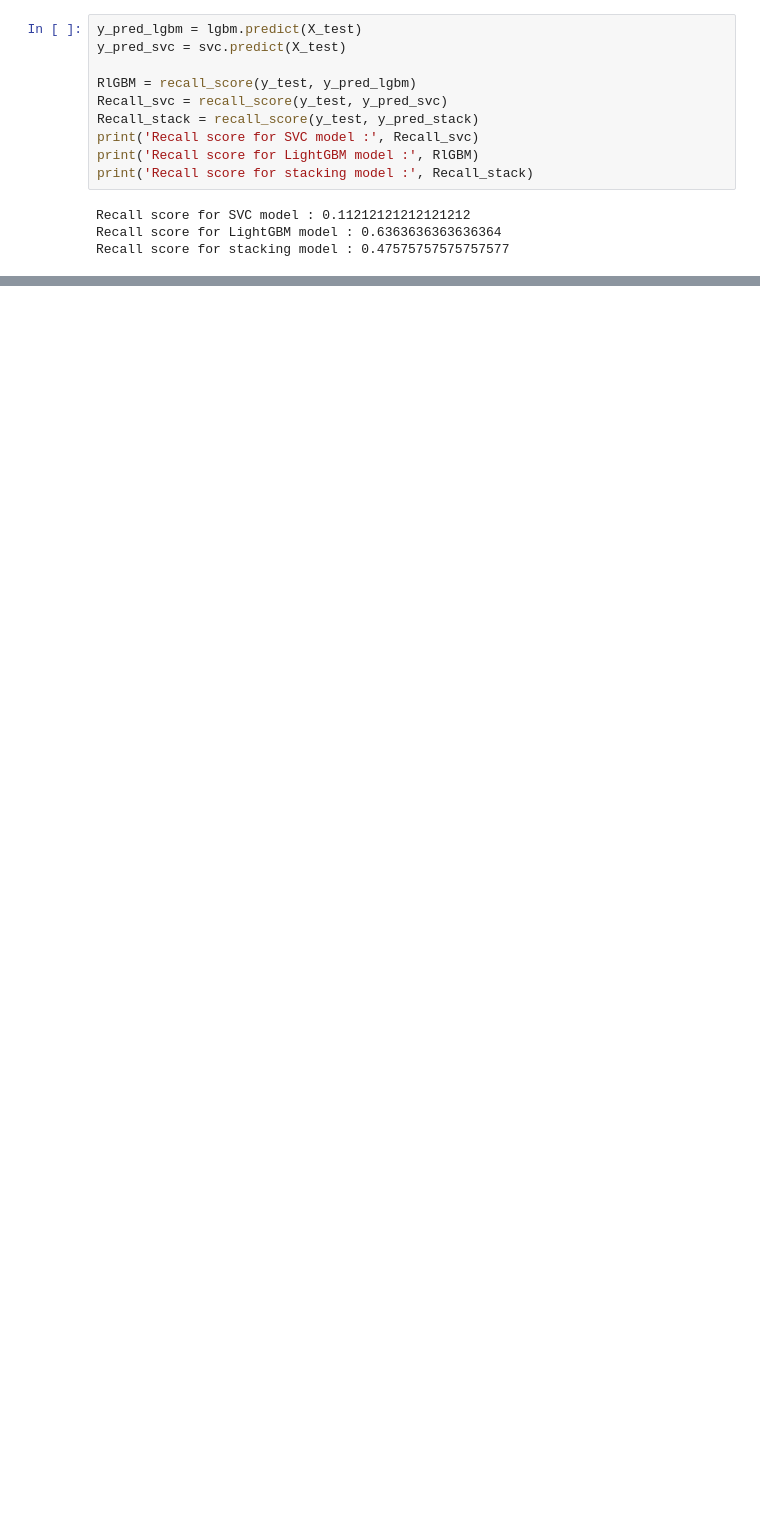
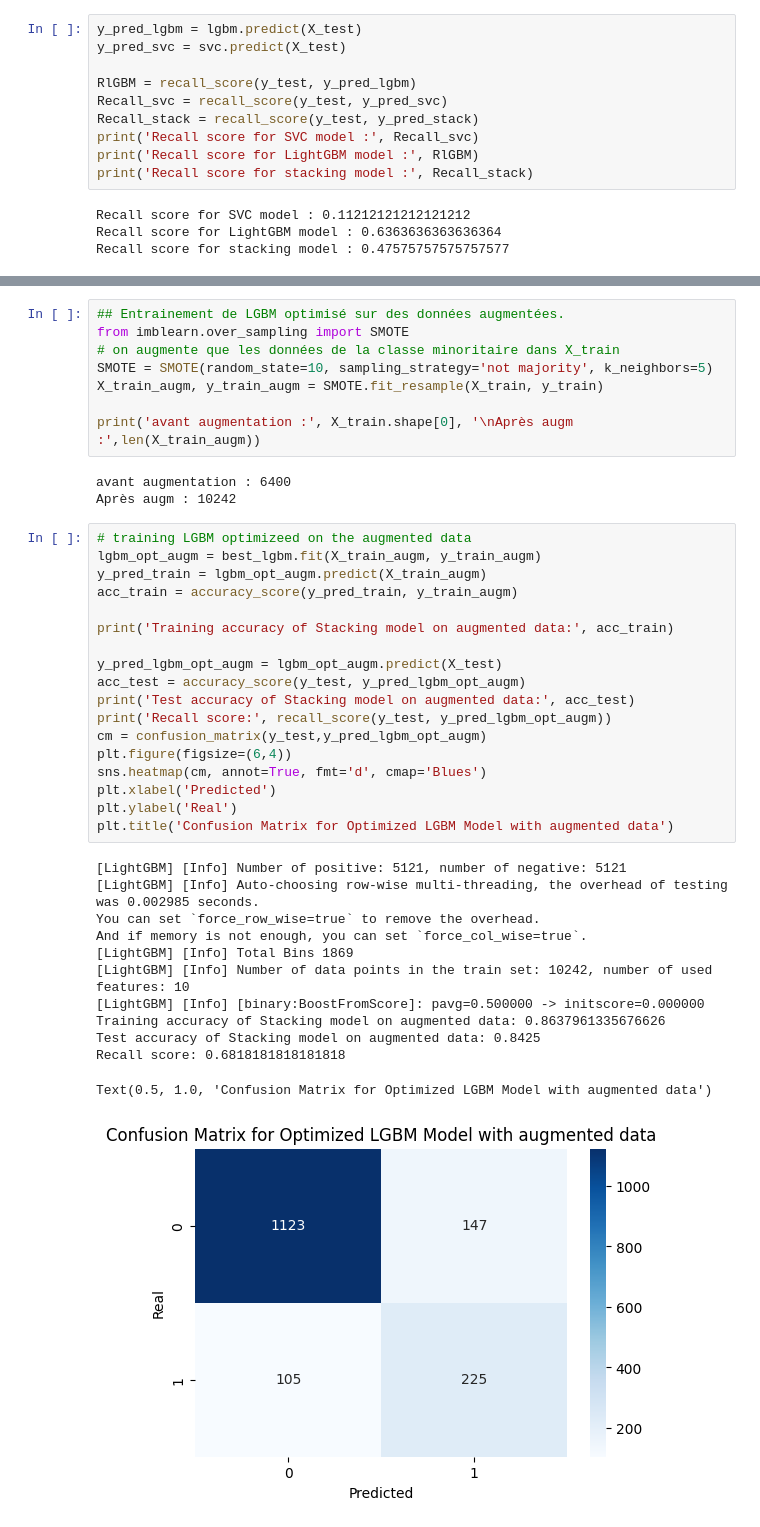
Before and after one commit to Design3Website/MachineLearning_PredictingChurnRate, a Jupyter notebook: MLproject.ipynb, the cells around one changed output, grey strips where cells are left out. Cells and saved outputs as stored; diff of their text form; blank space fills up the shorter version.

Commit message:
update: best results

```diff
--- a/MLproject.ipynb
+++ b/MLproject.ipynb
@@ -963,0 +1058,42 @@ np.mean(roc_auc_score) )
+# %%
+## Entrainement de LGBM optimisé sur des données augmentées.
+from imblearn.over_sampling import SMOTE
+# on augmente que les données de la classe minoritaire dans X_train
+SMOTE = SMOTE(random_state=10, sampling_strategy='not majority', k_neighbors=5)
+X_train_augm, y_train_augm = SMOTE.fit_resample(X_train, y_train)
+
+print('avant augmentation :', X_train.shape[0], '\nAprès augm :',len(X_train_augm))
+# %% [output]
+avant augmentation : 6400
+Après augm : 10242
+# %%
+# training LGBM optimizeed on the augmented data
+lgbm_opt_augm = best_lgbm.fit(X_train_augm, y_train_augm)
+y_pred_train = lgbm_opt_augm.predict(X_train_augm)
+acc_train = accuracy_score(y_pred_train, y_train_augm)
+
+print('Training accuracy of Stacking model on augmented data:', acc_train)
+
+y_pred_lgbm_opt_augm = lgbm_opt_augm.predict(X_test)
+acc_test = accuracy_score(y_test, y_pred_lgbm_opt_augm)
+print('Test accuracy of Stacking model on augmented data:', acc_test)
+print('Recall score:', recall_score(y_test, y_pred_lgbm_opt_augm))
+cm = confusion_matrix(y_test,y_pred_lgbm_opt_augm)
+plt.figure(figsize=(6,4))
+sns.heatmap(cm, annot=True, fmt='d', cmap='Blues')
+plt.xlabel('Predicted')
+plt.ylabel('Real')
+plt.title('Confusion Matrix for Optimized LGBM Model with augmented data')
+# %% [output]
+[LightGBM] [Info] Number of positive: 5121, number of negative: 5121
+[LightGBM] [Info] Auto-choosing row-wise multi-threading, the overhead of testing was 0.002985 seconds.
+You can set `force_row_wise=true` to remove the overhead.
+And if memory is not enough, you can set `force_col_wise=true`.
+[LightGBM] [Info] Total Bins 1869
+[LightGBM] [Info] Number of data points in the train set: 10242, number of used features: 10
+[LightGBM] [Info] [binary:BoostFromScore]: pavg=0.500000 -> initscore=0.000000
+Training accuracy of Stacking model on augmented data: 0.8637961335676626
+Test accuracy of Stacking model on augmented data: 0.8425
+Recall score: 0.6818181818181818
+Text(0.5, 1.0, 'Confusion Matrix for Optimized LGBM Model with augmented data')
+[figure, added]
```
Also changed, not shown: parts of 21 cells of this notebook.
